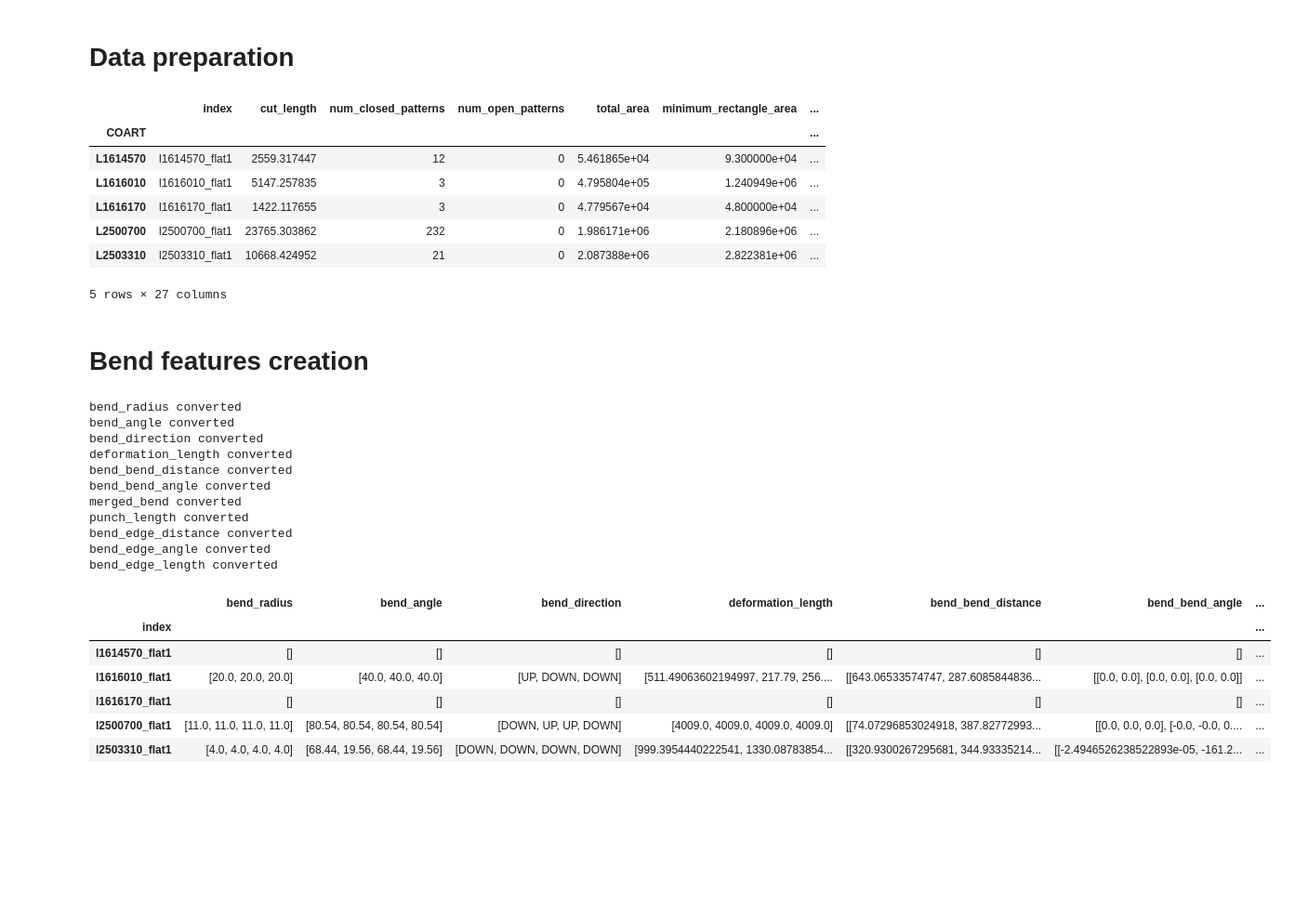
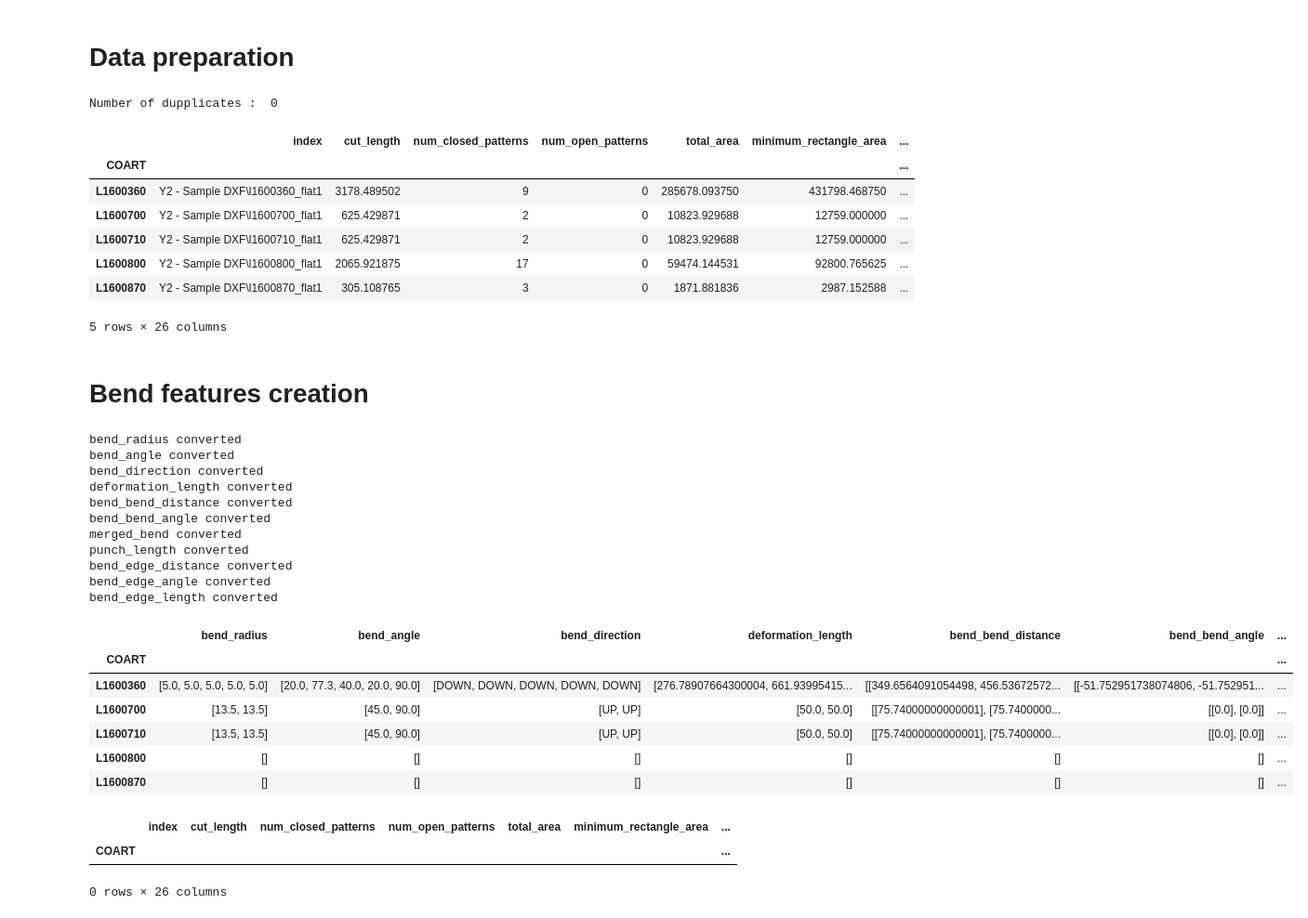
Before and after one commit to rudloffl/sheet-metal-cost-calculator, a Jupyter notebook: Y1 - Notebooks/B2 - data exploration.ipynb, the cells around one changed output. Shown: that part at 93% size. Saved outputs shown, nothing was run; the diff lists cells and outputs as text; code cells hidden in the pictures; blank space fills up the shorter version.

```diff
--- a/Y1 - Notebooks/B2 - data exploration.ipynb
+++ b/Y1 - Notebooks/B2 - data exploration.ipynb
@@ -8,7 +9,7 @@ from ast import literal_eval
 # %% [markdown]
 # Dataset loading
 # %%
-dataset = pd.read_csv('../Y2 - Sample DXF/Z1 - dataset.csv', index_col = 0)
-print(dataset.shape)
-dataset.head()
+datasetraw = pd.read_csv('../Y3 - Sample data/Z1 - dataset.csv', index_col = 0,)
+print('dataset shape:', datasetraw.shape)
+datasetraw.head()
 # %% [output]
@@ -22,0 +41,4 @@ dataset.head()
+# %%
+#Dataset cleaning
+dataset = datasetraw[datasetraw['cut_length'] != 'ERROR']
+dataset.head()
@@ -33,0 +84,9 @@ array(['cut_length', 'num_closed_patterns', 'num_open_patterns',
+# %%
+tointeger = ['num_closed_patterns', 'num_open_patterns']
+tofloat = ['cut_length', 'total_area', 'minimum_rectangle_area', 'minimum_rectangle_dim1',
+           'minimum_rectangle_dim2', 'convex_hull_area', 'no_hole_area', 'thickness',]
+
+for column in tointeger:
+    dataset[column] = pd.to_numeric(dataset[column], downcast='integer', errors='ignore')
+for column in tofloat:
+    dataset[column] = pd.to_numeric(dataset[column], downcast='float', errors='ignore')
@@ -72,51 +183,72 @@ priceset.head()
 # %%
 #Project number extraction
 dataset = dataset.reset_index()
-dataset['project'] = dataset['index'].apply(lambda x: x[1:3])
-dataset['COART'] = dataset['index'].apply(lambda x: x[:8].upper())
+dataset['project'] = dataset['index'].apply(lambda x: x.split('\\')[1][1:3])
+dataset['COART'] = dataset['index'].apply(lambda x: x.split('\\')[1].upper()[:8])
+mask = dataset['COART'].duplicated(keep='last')
+print('Number of dupplicates : ', dataset[mask].shape[0])
 dataset.set_index('COART', inplace=True)
 dataset.head()
 # %% [output]
+Number of dupplicates :  0
 |  | index | cut_length | num_closed_patterns | num_open_patterns | total_area | minimum_rectangle_area | ... |
 | COART |  |  |  |  |  |  | ... |
-| L1614570 | l1614570_flat1 | 2559.317447 | 12 | 0 | 5.461865e+04 | 9.300000e+04 | ... |
-| L1616010 | l1616010_flat1 | 5147.257835 | 3 | 0 | 4.795804e+05 | 1.240949e+06 | ... |
-| L1616170 | l1616170_flat1 | 1422.117655 | 3 | 0 | 4.779567e+04 | 4.800000e+04 | ... |
-| L2500700 | l2500700_flat1 | 23765.303862 | 232 | 0 | 1.986171e+06 | 2.180896e+06 | ... |
-| L2503310 | l2503310_flat1 | 10668.424952 | 21 | 0 | 2.087388e+06 | 2.822381e+06 | ... |
+| L1600360 | Y2 - Sample DXF\l1600360_flat1 | 3178.489502 | 9 | 0 | 285678.093750 | 431798.468750 | ... |
+| L1600700 | Y2 - Sample DXF\l1600700_flat1 | 625.429871 | 2 | 0 | 10823.929688 | 12759.000000 | ... |
+| L1600710 | Y2 - Sample DXF\l1600710_flat1 | 625.429871 | 2 | 0 | 10823.929688 | 12759.000000 | ... |
+| L1600800 | Y2 - Sample DXF\l1600800_flat1 | 2065.921875 | 17 | 0 | 59474.144531 | 92800.765625 | ... |
+| L1600870 | Y2 - Sample DXF\l1600870_flat1 | 305.108765 | 3 | 0 | 1871.881836 | 2987.152588 | ... |
-5 rows × 27 columns
+5 rows × 26 columns
 # %% [markdown]
 # Bend features creation
 # %%
 # Conversion from strings to bends
 toconvert = ['bend_radius', 'bend_angle', 'bend_direction', 'deformation_length',
             'bend_bend_distance', 'bend_bend_angle', 'merged_bend', 'punch_length', 'bend_edge_distance',
             'bend_edge_angle', 'bend_edge_length']
 
+def convert2array(entry):
+    text = entry.replace('nan', '"np.nan"')
+    try:
+        return literal_eval(text if text != '"np.nan' else [])
+    except:
+        return 'Error'
+
+
 for convert in toconvert:
-    print(convert, 'converted')
-    dataset[convert] = dataset[convert].apply(lambda x: literal_eval(x if x != 'nan' else []))
+    try:
+        print(convert, 'converted')
+        dataset[convert] = dataset[convert].apply(convert2array)
+    except:
+        print(convert, 'NOT converted')
 
 dataset[toconvert].head()
 # %% [output]
 bend_radius converted
 bend_angle converted
 bend_direction converted
 deformation_length converted
 bend_bend_distance converted
 bend_bend_angle converted
 merged_bend converted
 punch_length converted
 bend_edge_distance converted
 bend_edge_angle converted
 bend_edge_length converted
 |  | bend_radius | bend_angle | bend_direction | deformation_length | bend_bend_distance | bend_bend_angle | ... |
-| index |  |  |  |  |  |  | ... |
-| l1614570_flat1 | [] | [] | [] | [] | [] | [] | ... |
-| l1616010_flat1 | [20.0, 20.0, 20.0] | [40.0, 40.0, 40.0] | [UP, DOWN, DOWN] | [511.49063602194997, 217.79, 256.... | [[643.06533574747, 287.6085844836... | [[0.0, 0.0], [0.0, 0.0], [0.0, 0.0]] | ... |
-| l1616170_flat1 | [] | [] | [] | [] | [] | [] | ... |
-| l2500700_flat1 | [11.0, 11.0, 11.0, 11.0] | [80.54, 80.54, 80.54, 80.54] | [DOWN, UP, UP, DOWN] | [4009.0, 4009.0, 4009.0, 4009.0] | [[74.07296853024918, 387.82772993... | [[0.0, 0.0, 0.0], [-0.0, -0.0, 0.... | ... |
-| l2503310_flat1 | [4.0, 4.0, 4.0, 4.0] | [68.44, 19.56, 68.44, 19.56] | [DOWN, DOWN, DOWN, DOWN] | [999.3954440222541, 1330.08783854... | [[320.9300267295681, 344.93335214... | [[-2.4946526238522893e-05, -161.2... | ... |
+| COART |  |  |  |  |  |  | ... |
+| L1600360 | [5.0, 5.0, 5.0, 5.0, 5.0] | [20.0, 77.3, 40.0, 20.0, 90.0] | [DOWN, DOWN, DOWN, DOWN, DOWN] | [276.78907664300004, 661.93995415... | [[349.6564091054498, 456.53672572... | [[-51.752951738074806, -51.752951... | ... |
+| L1600700 | [13.5, 13.5] | [45.0, 90.0] | [UP, UP] | [50.0, 50.0] | [[75.74000000000001], [75.7400000... | [[0.0], [0.0]] | ... |
+| L1600710 | [13.5, 13.5] | [45.0, 90.0] | [UP, UP] | [50.0, 50.0] | [[75.74000000000001], [75.7400000... | [[0.0], [0.0]] | ... |
+| L1600800 | [] | [] | [] | [] | [] | [] | ... |
+| L1600870 | [] | [] | [] | [] | [] | [] | ... |
+# %%
+#Verification that we have no error
+dataset[dataset['deformation_length'] == 'Error']
+# %% [output]
+|  | index | cut_length | num_closed_patterns | num_open_patterns | total_area | minimum_rectangle_area | ... |
+| COART |  |  |  |  |  |  | ... |
+0 rows × 26 columns
 # %%
 #Calculate the number of bends with different radius
 dataset['radius_count'] = dataset['bend_radius'].apply(lambda x: len(set(x)))
```
Also changed, not shown: parts of 33 cells of this notebook, 2 other files.
